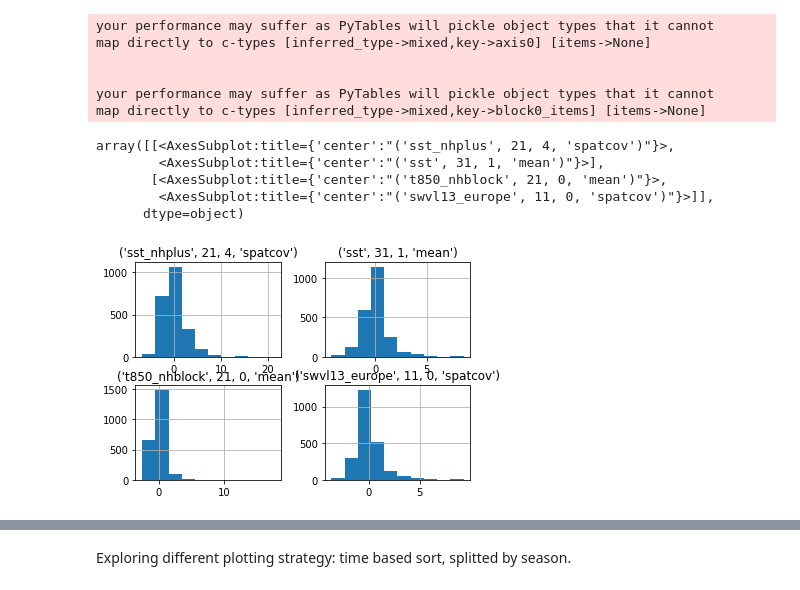
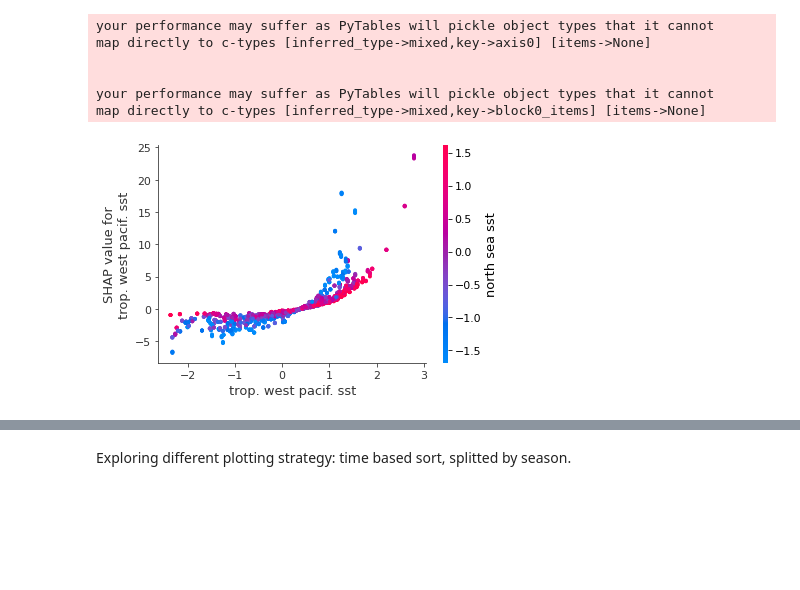
Before and after one commit to chiemvs/Hybrid, a Jupyter notebook: notebooks/model_behavior.ipynb, the cells around one changed output, grey strips where cells are left out. Cells and saved outputs as stored; diff of their text form; code cells hidden in the pictures; blank space fills up the shorter version.

```diff
--- a/notebooks/model_behavior.ipynb
+++ b/notebooks/model_behavior.ipynb
@@ -324,4 +236,7 @@ shap_sub = order_by_hierachical_clustering(shap_sub)
 # %% [output]
 more than 300 samples detected, summarizing background dataset with shap.kmeans
+# %%
+inp = pd.DataFrame(feature_inputs, index = index, columns = prepared_data.crossval.X_trainval.columns)
+inp.columns = aliases
 # %%
 # Saving for the composites.
@@ -340,9 +256,17 @@ inp = pd.DataFrame(feature_inputs, index = index, columns = prepared_data.crossv
-# %%
-shap_sub.hist()
-# %% [output]
-array([[<AxesSubplot:title={'center':"('sst_nhplus', 21, 4, 'spatcov')"}>,
-        <AxesSubplot:title={'center':"('sst', 31, 1, 'mean')"}>],
-       [<AxesSubplot:title={'center':"('t850_nhblock', 21, 0, 'mean')"}>,
-        <AxesSubplot:title={'center':"('swvl13_europe', 11, 0, 'spatcov')"}>]],
-      dtype=object)
-[figure, removed]
+# %%
+order = shap_sub.index
+fig, ax = plt.subplots()
+#ax.set_ylim(-2,10)
+shap.dependence_plot(ind = 'trop. west pacif. sst',
+                     shap_values = shap_sub.reindex(order).values, features = inp.reindex(order).values, feature_names = aliases,
+                    interaction_index='north sea sst', ax = ax)
+
+#shap.dependence_plot(ind = 'trop. west pacif. sst',
+#                     shap_values = shap_sub.values, features = inp.reindex(order).values, feature_names = aliases,
+#                    interaction_index='subtrop. 850 hPa T')
+#plt.show()
+#shap.dependence_plot(ind = 'trop. west pacif. sst',
+#                     shap_values = shap_sub.values, features = inp.reindex(order).values, feature_names = aliases,
+#                    interaction_index='scand. soilm. depletion')
+# %% [output]
+[figure, added]
```
Also changed, not shown: parts of 20 cells of this notebook, 3 other files.
